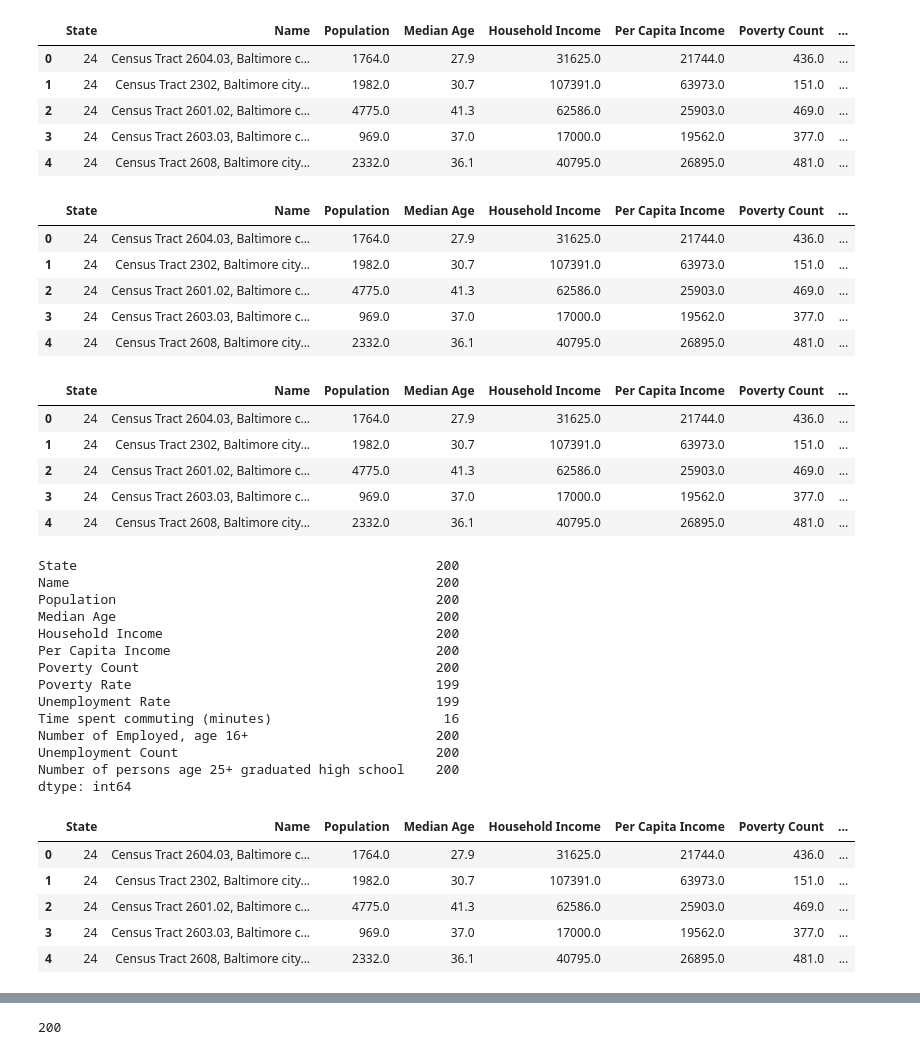
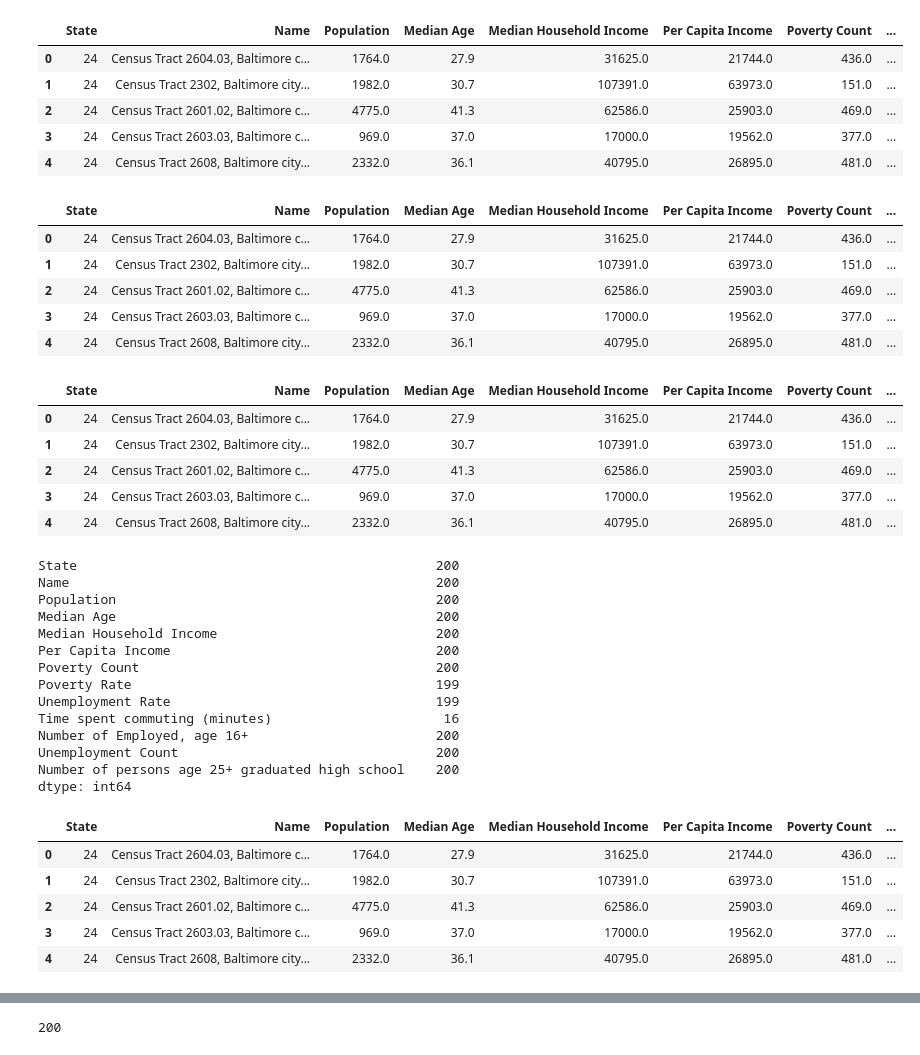
Before and after one commit to Jenkir/Land_Use_Commitee_CC_Analysis, a Jupyter notebook: corridors_062222.ipynb, the cells around one changed output, grey strips where cells are left out. Drawn from its saved outputs; the diff is of its cells as text; code cells hidden in the pictures.

```diff
--- a/corridors_062222.ipynb
+++ b/corridors_062222.ipynb
@@ -48,36 +48,36 @@ census_pd.head()
 # %%
 
 # Column Reordering
 census_pd = census_pd.rename(columns={"B01003_001E": "Population",
                                       "B01002_001E": "Median Age",
-                                      "B19013_001E": "Household Income",
+                                      "B19013_001E": "Median Household Income",
                                       "B19301_001E": "Per Capita Income",
                                       "B17001_002E": "Poverty Count",
                                       "B08136_003E": "Time spent commuting (minutes)",
                                       "B23025_004E": "Number of Employed, age 16+",
                                       "B23025_005E": "Unemployment Count",
                                       "B15003_017E": "Number of persons age 25+ graduated high school",
                                       "NAME": "Name", "state": "State"})
 
 # Add in Poverty Rate (Poverty Count / Population)
 census_pd["Poverty Rate"] = 100 * \
     census_pd["Poverty Count"].astype(
         int) / census_pd["Population"].astype(int)
 
 # Add in Employment Rate (Employment Count / Population)
 census_pd["Unemployment Rate"] = 100 * \
     census_pd["Unemployment Count"].astype(
         int) / census_pd["Population"].astype(int)
 
 # Final DataFrame
-census_pd = census_pd[["State", "Name", "Population", "Median Age", "Household Income",
+census_pd = census_pd[["State", "Name", "Population", "Median Age", "Median Household Income",
                        "Per Capita Income", "Poverty Count", "Poverty Rate", "Unemployment Rate",
                        "Time spent commuting (minutes)","Number of Employed, age 16+", "Unemployment Count",
                       "Number of persons age 25+ graduated high school"]]
 
 census_pd.head()
 # %% [output]
-|  | State | Name | Population | Median Age | Household Income | Per Capita Income | Poverty Count | ... |
+|  | State | Name | Population | Median Age | Median Household Income | Per Capita Income | Poverty Count | ... |
 | 0 | 24 | Census Tract 2604.03, Baltimore c... | 1764.0 | 27.9 | 31625.0 | 21744.0 | 436.0 | ... |
 | 1 | 24 | Census Tract 2302, Baltimore city... | 1982.0 | 30.7 | 107391.0 | 63973.0 | 151.0 | ... |
 | 2 | 24 | Census Tract 2601.02, Baltimore c... | 4775.0 | 41.3 | 62586.0 | 25903.0 | 469.0 | ... |
@@ -87,7 +87,7 @@ census_pd.head()
 census_pd["Poverty Rate"] = census_pd["Poverty Rate"].astype(float).round(1)
 census_pd.head()
 # %% [output]
-|  | State | Name | Population | Median Age | Household Income | Per Capita Income | Poverty Count | ... |
+|  | State | Name | Population | Median Age | Median Household Income | Per Capita Income | Poverty Count | ... |
 | 0 | 24 | Census Tract 2604.03, Baltimore c... | 1764.0 | 27.9 | 31625.0 | 21744.0 | 436.0 | ... |
 | 1 | 24 | Census Tract 2302, Baltimore city... | 1982.0 | 30.7 | 107391.0 | 63973.0 | 151.0 | ... |
 | 2 | 24 | Census Tract 2601.02, Baltimore c... | 4775.0 | 41.3 | 62586.0 | 25903.0 | 469.0 | ... |
@@ -97,7 +97,7 @@ census_pd.head()
 census_pd["Unemployment Rate"] = census_pd["Unemployment Rate"].astype(float).round(1)
 census_pd.head()
 # %% [output]
-|  | State | Name | Population | Median Age | Household Income | Per Capita Income | Poverty Count | ... |
+|  | State | Name | Population | Median Age | Median Household Income | Per Capita Income | Poverty Count | ... |
 | 0 | 24 | Census Tract 2604.03, Baltimore c... | 1764.0 | 27.9 | 31625.0 | 21744.0 | 436.0 | ... |
 | 1 | 24 | Census Tract 2302, Baltimore city... | 1982.0 | 30.7 | 107391.0 | 63973.0 | 151.0 | ... |
 | 2 | 24 | Census Tract 2601.02, Baltimore c... | 4775.0 | 41.3 | 62586.0 | 25903.0 | 469.0 | ... |
@@ -110,7 +110,7 @@ State                                              200
 Name                                               200
 Population                                         200
 Median Age                                         200
-Household Income                                   200
+Median Household Income                            200
 Per Capita Income                                  200
 Poverty Count                                      200
 Poverty Rate                                       199
@@ -125,7 +125,7 @@ dtype: int64
 census_pd[['Census_Tract', "County", "State Name"]]= census_pd['Name'].str.split(",", n=3, expand=True)
 census_pd.head()
 # %% [output]
-|  | State | Name | Population | Median Age | Household Income | Per Capita Income | Poverty Count | ... |
+|  | State | Name | Population | Median Age | Median Household Income | Per Capita Income | Poverty Count | ... |
 | 0 | 24 | Census Tract 2604.03, Baltimore c... | 1764.0 | 27.9 | 31625.0 | 21744.0 | 436.0 | ... |
 | 1 | 24 | Census Tract 2302, Baltimore city... | 1982.0 | 30.7 | 107391.0 | 63973.0 | 151.0 | ... |
 | 2 | 24 | Census Tract 2601.02, Baltimore c... | 4775.0 | 41.3 | 62586.0 | 25903.0 | 469.0 | ... |
```
Also changed, not shown: parts of 7 cells of this notebook, 1 other file.
